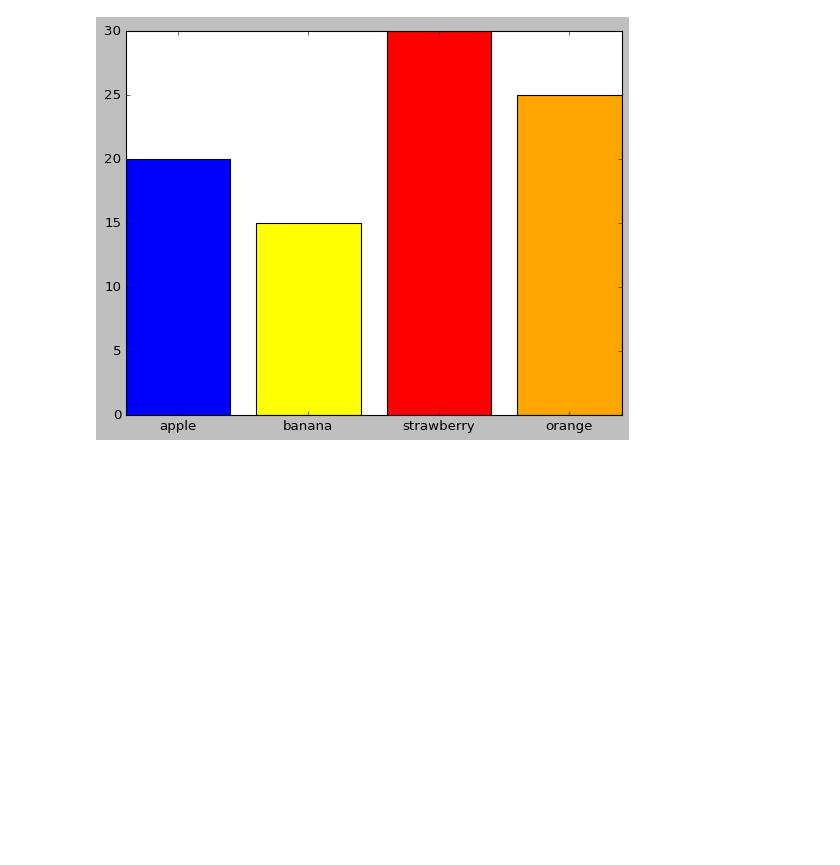
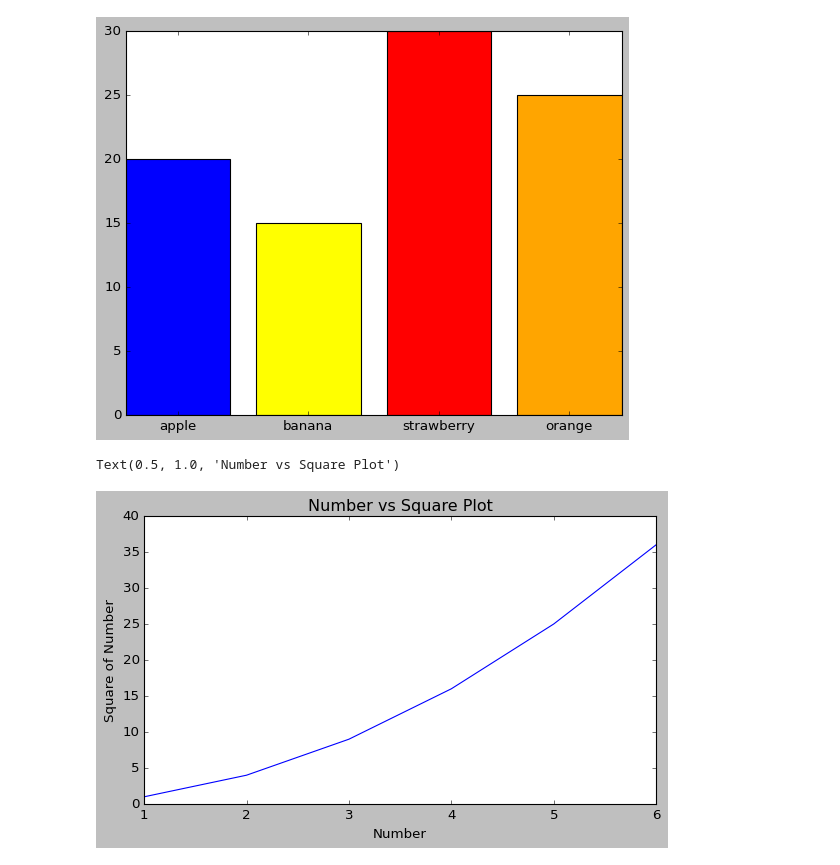
Before and after one commit to KomalKhalane25/matplotlib, a Jupyter notebook: matplotlib.ipynb, the cells around one changed output. Drawn from its saved outputs; the diff is of its cells as text; code cells hidden in the pictures; blank space fills up the shorter version.

```diff
--- a/matplotlib.ipynb
+++ b/matplotlib.ipynb
@@ -147,3 +147,15 @@ plt.bar(fruits,counts,color=bar_colors)
 # %% [output]
 <BarContainer object of 4 artists>
 [figure]
+# %%
+fig = plt.figure()
+ax = fig.add_axes([0.5,0.1,0.8,0.6]) #left,bottom,wigth,height,range(0,1)
+x1= np.array([1,2,3,4,5,6])
+y1 = x1**2
+ax.plot(x1,y1)
+ax.set_xlabel('Number')
+ax.set_ylabel('Square of Number')
+ax.set_title('Number vs Square Plot')
+# %% [output]
+Text(0.5, 1.0, 'Number vs Square Plot')
+[figure, added]
```
Also changed, not shown: parts of 10 cells of this notebook.
